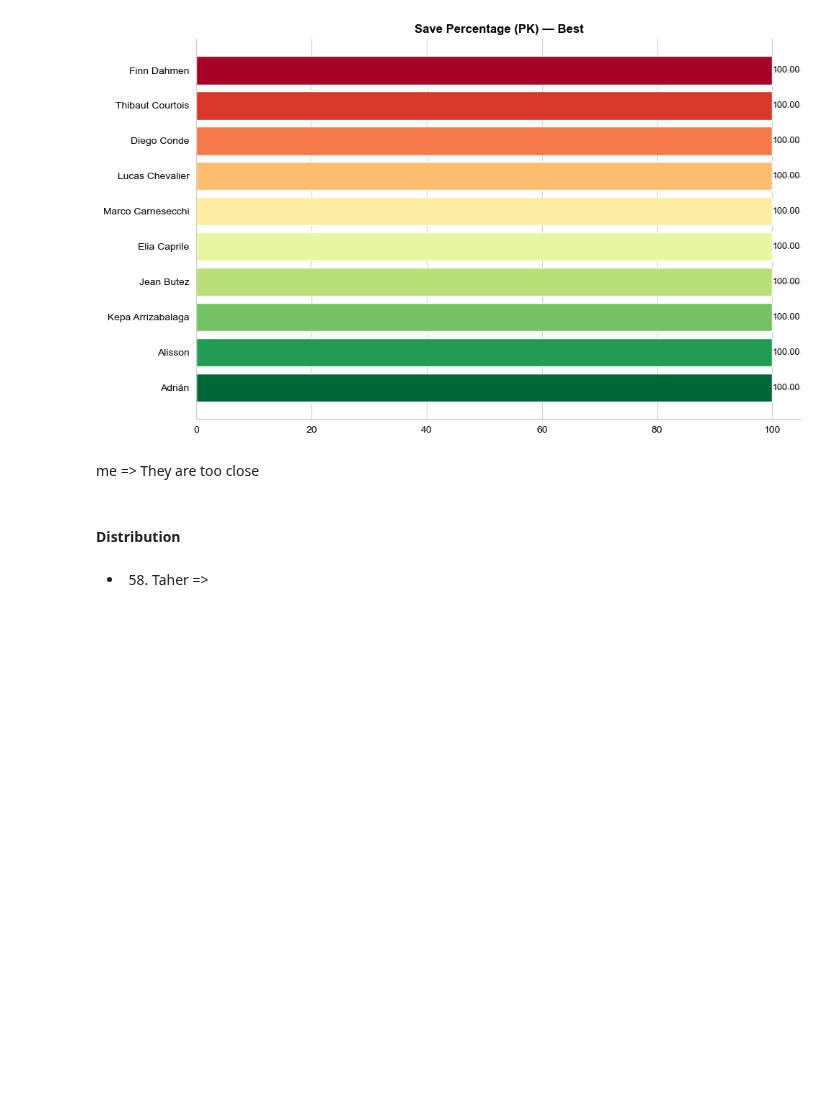
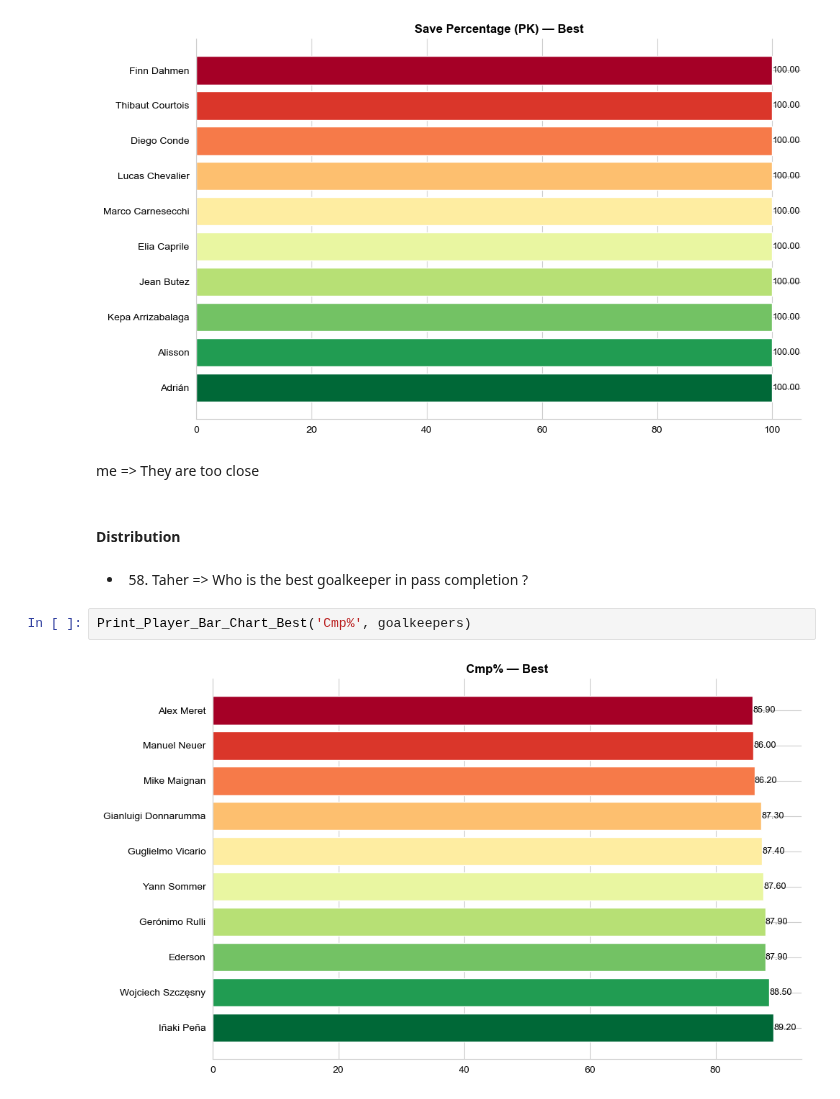
Before and after one commit to MoustafaMohamedMahmoud/Football, a Jupyter notebook: Football_Python_Notebook.ipynb, the cells around one changed output. Saved outputs shown, nothing was run; the diff lists cells and outputs as text; blank space fills up the shorter version.

```diff
--- a/Football_Python_Notebook.ipynb
+++ b/Football_Python_Notebook.ipynb
@@ -1271,4 +1257,8 @@ me => They are too close
 # %% [markdown]
 #### Distribution
 # %% [markdown]
-- 58. Taher =>
+- 58. Taher => Who is the best goalkeeper in pass completion ?
+# %%
+Print_Player_Bar_Chart_Best('Cmp%', goalkeepers)
+# %% [output]
+[figure, added]
```
Also changed, not shown: parts of 35 cells of this notebook.
